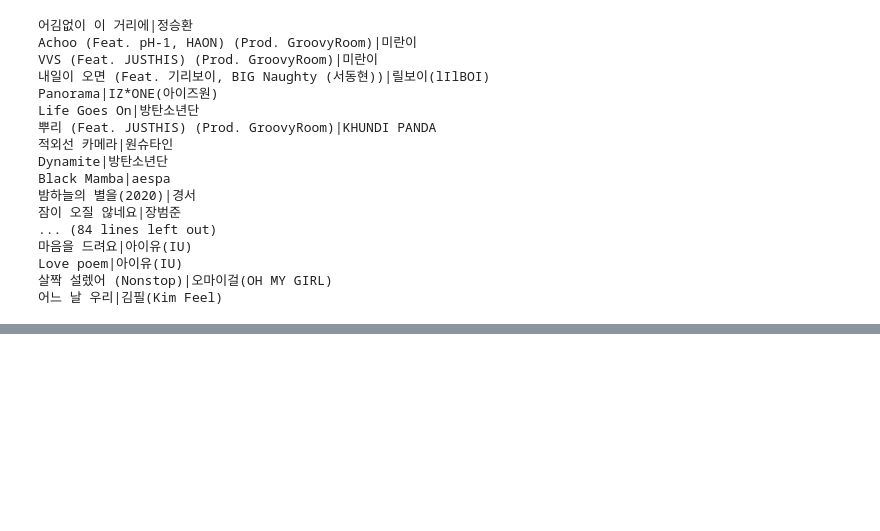
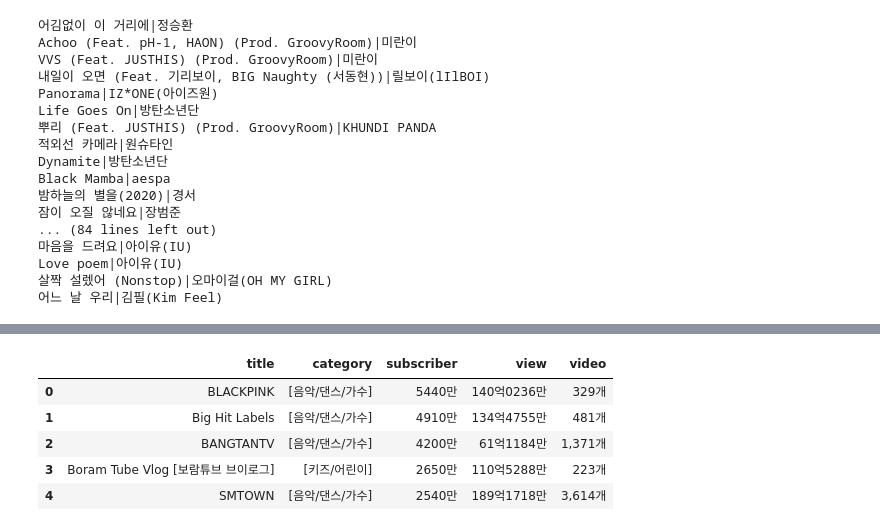
Before and after one commit to shinseongsu/Data_Analysis_Study, a Jupyter notebook: BeautifulSoup.ipynb, the cells around one changed output, grey strips where cells are left out. Cells and saved outputs as stored; diff of their text form; code cells hidden in the pictures; blank space fills up the shorter version.

```diff
--- a/BeautifulSoup.ipynb
+++ b/BeautifulSoup.ipynb
@@ -388,0 +567,24 @@ pd_data.to_excel('./file/bugs.xlsx', index = False)
+# %%
+import pandas as pd
+import matplotlib.pyplot as plt
+from matplotlib import font_manager, rc
+import platform
+
+if platform.system() == 'Windows':
+    path = 'c:/Windows/Fonts/malgun.ttf'
+    font_name = font_manager.FontProperties(fname = path).get_name()
+    rc('font', family = font_name)
+elif platform.system() == 'Darwin':
+    rc('font', family = 'AppleGothic')
+else:
+    print('Check your OS system')
+
+df = pd.read_excel('./file/youtube_rank.xlsx')
+df.head()
+# %% [output]
+|  | title | category | subscriber | view | video |
+| 0 | BLACKPINK | [음악/댄스/가수] | 5440만 | 140억0236만 | 329개 |
+| 1 | Big Hit Labels | [음악/댄스/가수] | 4910만 | 134억4755만 | 481개 |
+| 2 | BANGTANTV | [음악/댄스/가수] | 4200만 | 61억1184만 | 1,371개 |
+| 3 | Boram Tube Vlog [보람튜브 브이로그] | [키즈/어린이] | 2650만 | 110억5288만 | 223개 |
+| 4 | SMTOWN | [음악/댄스/가수] | 2540만 | 189억1718만 | 3,614개 |
```
Also changed, not shown: parts of 3 cells of this notebook.
